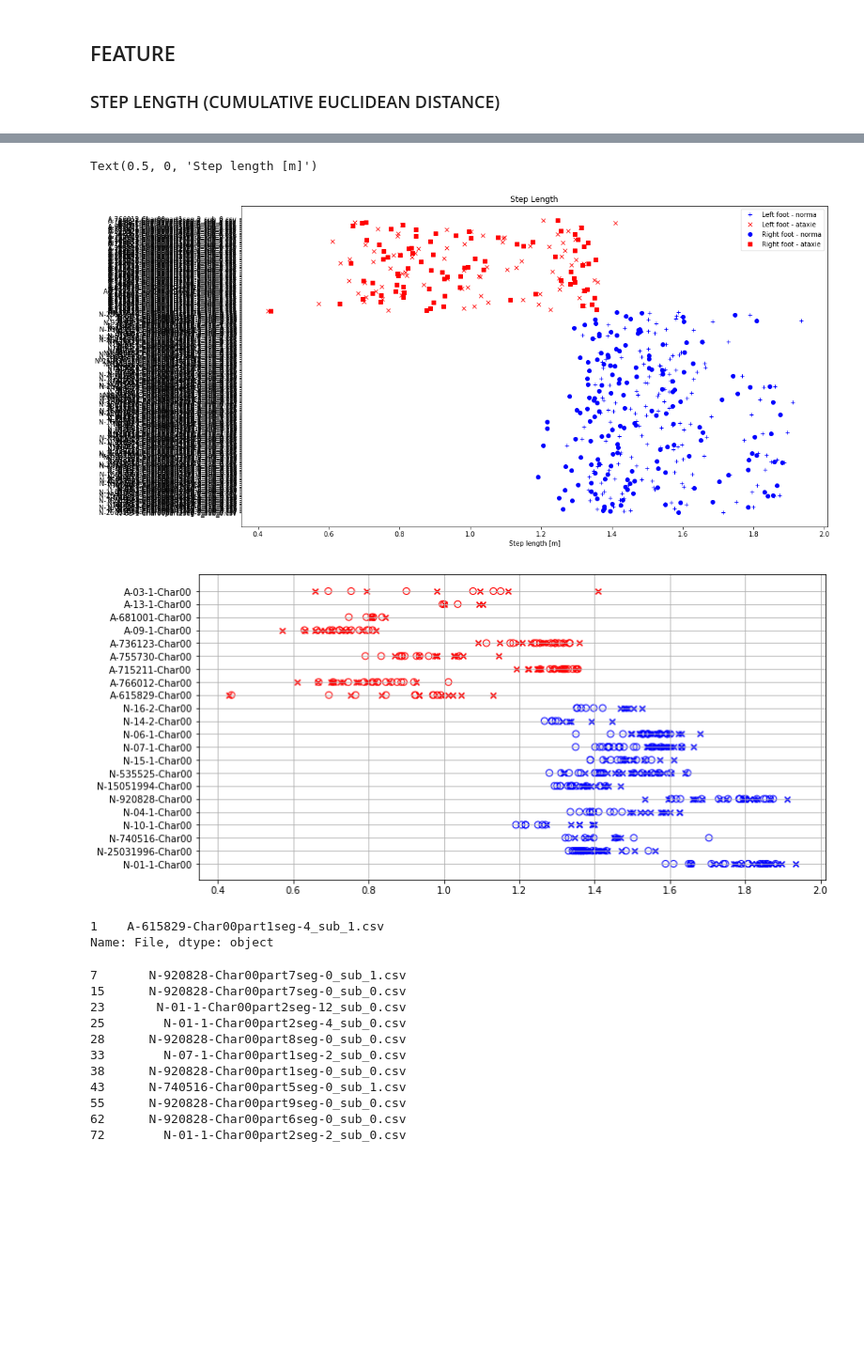
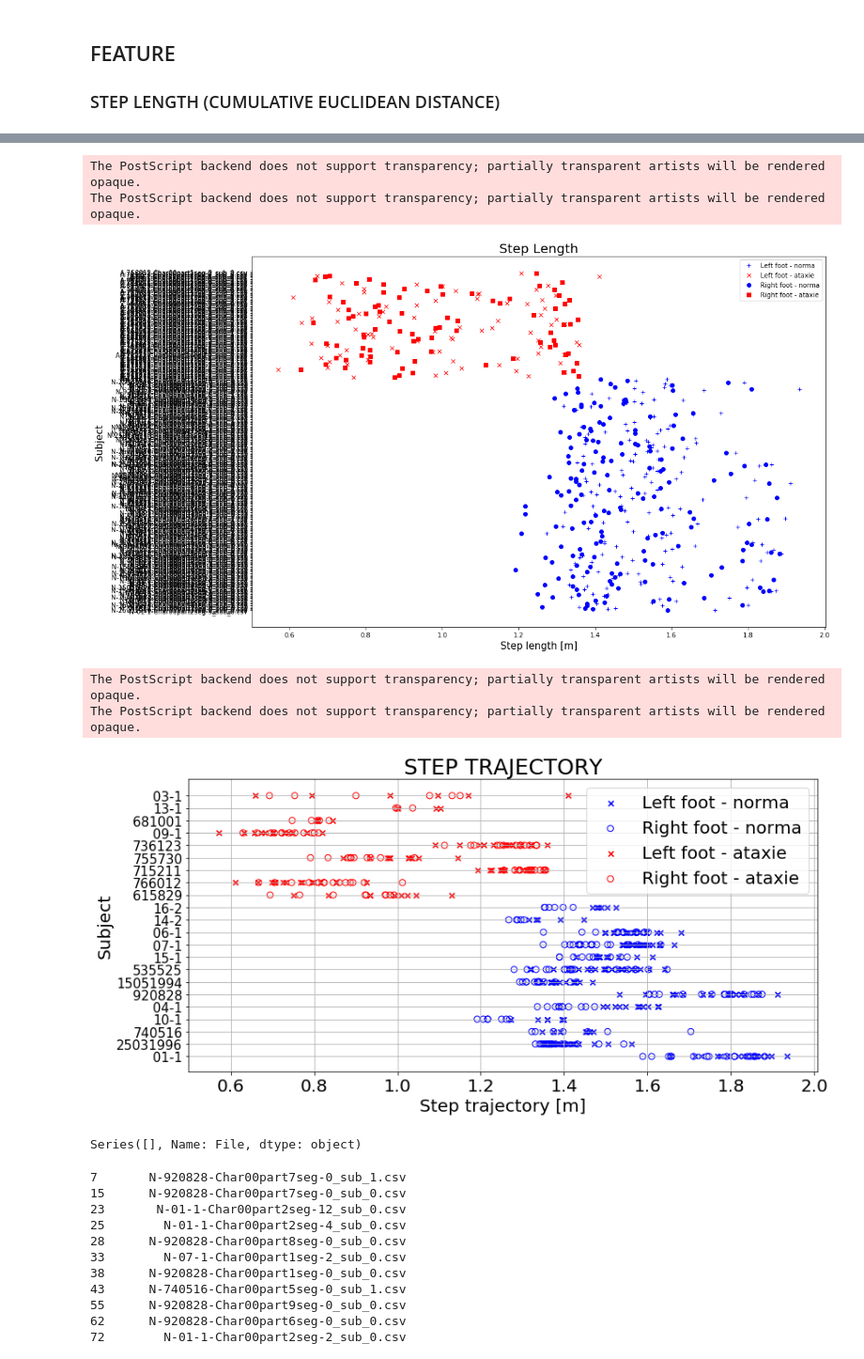
Before and after one commit to onachija/PN, a Jupyter notebook: notebooks/features_from_steps.ipynb, the cells around one changed output, grey strips where cells are left out. Shown at 94% size. Saved outputs shown, nothing was run; the diff lists cells and outputs as text; code cells hidden in the pictures; blank space fills up the shorter version.

```diff
--- a/notebooks/features_from_steps.ipynb
+++ b/notebooks/features_from_steps.ipynb
@@ -206,6 +263,9 @@ DONE    4] % of frequency in frequency bands                        acceleration
 ### STEP LENGTH (CUMULATIVE EUCLIDEAN DISTANCE)
 # %%
 for file in A.File: A.loc[A.File==file,'Subject'] = file.split('Char00')[0]+'Char00'
+# %%
+A = pd.read_csv('../data/FEATURES.csv')
+for s in A.File: A.loc[A.File==s,'ID'] =s.split('-Char00')[0].split('-',1)[1]
 # %%
 A.head()
 # %% [output]
@@ -219,31 +279,48 @@ A.head()
 # %%
 fig = plt.figure(figsize=(16,9))
 plt.plot(A.loc[A.Type=='N','StepLenL'],A.loc[A.Type=='N','File'],'b+')
 plt.plot(A.loc[A.Type=='A','StepLenL'],A.loc[A.Type=='A','File'],'rx')
 plt.plot(A.loc[A.Type=='N','StepLenR'],A.loc[A.Type=='N','File'],'bo')
 plt.plot(A.loc[A.Type=='A','StepLenR'],A.loc[A.Type=='A','File'],'rs')
-plt.title('Step Length')
+plt.title('Step Length', fontsize = 20)
 plt.legend(['Left foot - norma','Left foot - ataxie','Right foot - norma','Right foot - ataxie'])
-plt.xlabel('Step length [m]')
+plt.xlabel('Step length [m]', fontsize = 15)
+plt.ylabel('Subject', fontsize = 15)
+
+plt.tight_layout()
+plt.savefig('../Figures/FEAT_StepLength.eps', format='eps',dpi=300)
+plt.savefig('../Figures/FEAT_StepLength.png',dpi=300)
 # %% [output]
-Text(0.5, 0, 'Step length [m]')
+The PostScript backend does not support transparency; partially transparent artists will be rendered opaque.
+The PostScript backend does not support transparency; partially transparent artists will be rendered opaque.
-[figure, old version]
+[figure, new version]
 # %%
 plt.figure(figsize=(12,6))
 sub=A.loc[A['Type'] == 'N']
-plt.scatter(x=sub.StepLenL,y=sub.Subject,c='b',marker='x')
-plt.scatter(x=sub.StepLenR,y=sub.Subject,facecolors='none',s=50,edgecolors='b')
+plt.scatter(x=sub.StepLenL,y=sub.ID,c='b',marker='x')
+plt.scatter(x=sub.StepLenR,y=sub.ID,facecolors='none',s=50,edgecolors='b')
 sub=A.loc[A['Type'] == 'A']
-plt.scatter(x=sub.StepLenL,y=sub.Subject,c='r',marker='x')
-plt.scatter(x=sub.StepLenR,y=sub.Subject,facecolors='none',s=50,edgecolors='r')
+plt.scatter(x=sub.StepLenL,y=sub.ID,c='r',marker='x')
+plt.scatter(x=sub.StepLenR,y=sub.ID,facecolors='none',s=50,edgecolors='r')
 plt.grid()
+plt.xticks(fontsize=20)
+plt.yticks(fontsize=15)
+plt.legend(['Left foot - norma','Right foot - norma','Left foot - ataxie','Right foot - ataxie'],fontsize='20')
+plt.ylabel('Subject', fontsize = 20)
+plt.xlabel('Step trajectory [m]', fontsize = 20)
+plt.title('STEP TRAJECTORY', fontsize = 25)
+
+plt.tight_layout()
+plt.savefig('../Figures/ST.eps', format='eps',dpi=300)
+plt.savefig('../Figures/ST.png',dpi=300)
 # %% [output]
+The PostScript backend does not support transparency; partially transparent artists will be rendered opaque.
+The PostScript backend does not support transparency; partially transparent artists will be rendered opaque.
-[figure, old version]
+[figure, new version]
 # %%
 A.loc[A.StepLenR < 0.5,'File']
 # %% [output]
-1    A-615829-Char00part1seg-4_sub_1.csv
-Name: File, dtype: object
+Series([], Name: File, dtype: object)
 # %%
 A.loc[A.StepLenR > 1.6,'File']
 # %% [output]
```
Also changed, not shown: parts of 16 cells of this notebook, 3 other files.
